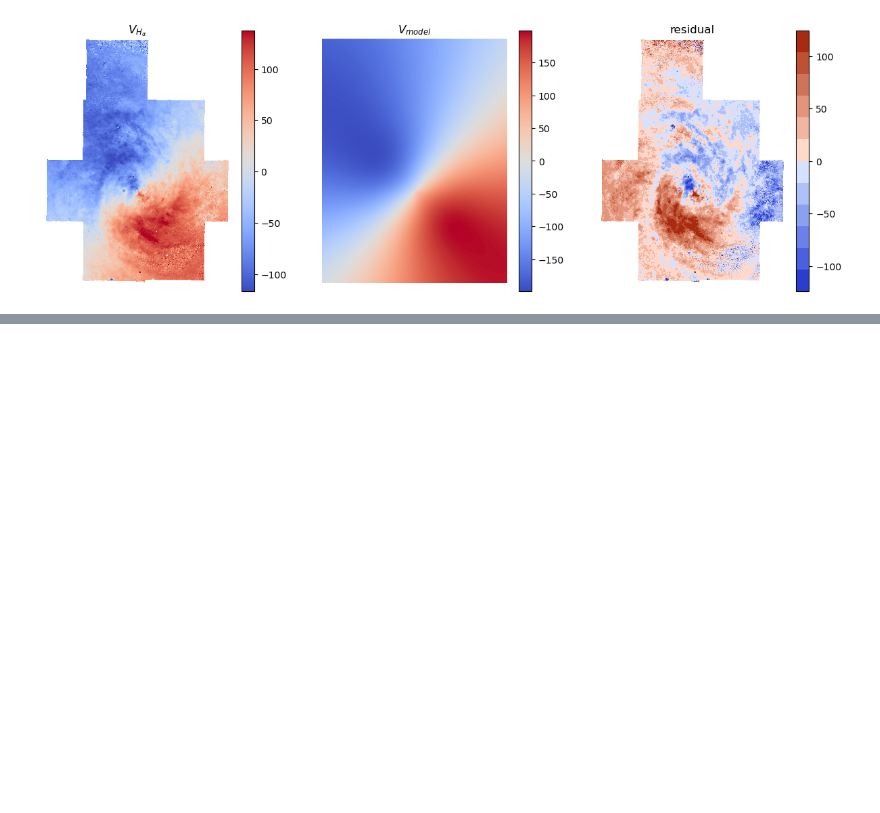
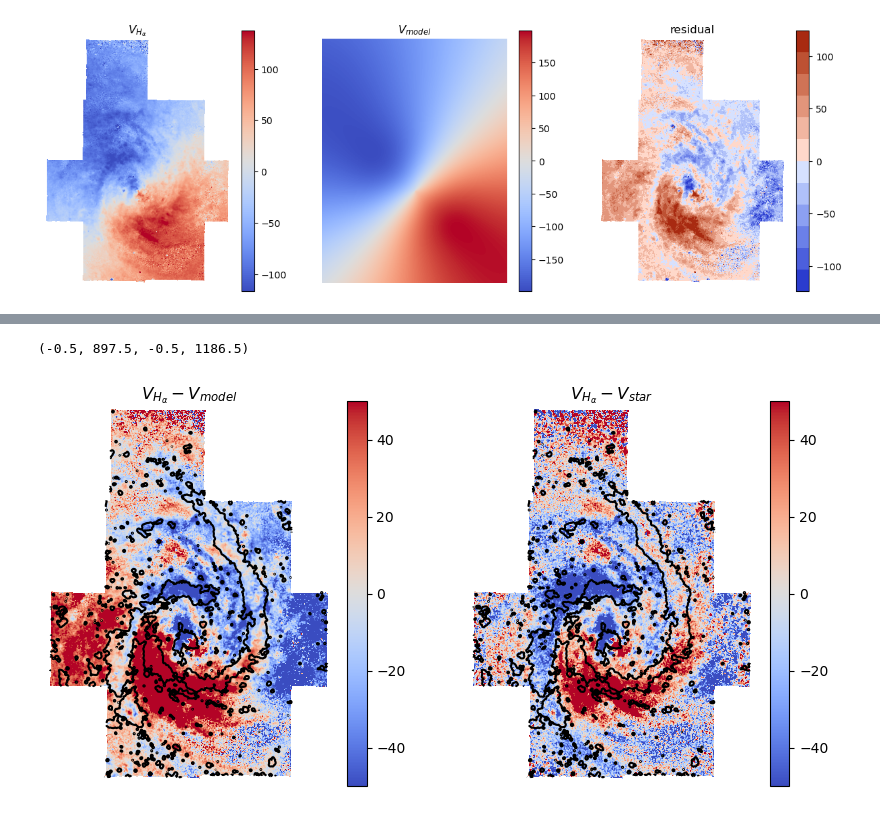
Before and after one commit to Polina-Kochergina/velocity_gradients, a Jupyter notebook: vel_grad.ipynb, the cells around one changed output, grey strips where cells are left out. Drawn from its saved outputs; the diff is of its cells as text; code cells hidden in the pictures; blank space fills up the shorter version.

```diff
--- a/vel_grad.ipynb
+++ b/vel_grad.ipynb
@@ -418,0 +377,23 @@ plt.show()
+# %%
+F_Ha, Fh = fits.getdata("data/F_Ha.fits", header=True)
+
+plt.figure(figsize=[10, 5])
+
+# norm = simple_norm(F_Ha, "linear", percent=90.9)
+plt.subplot(121)
+im = plt.imshow(resid, cmap="coolwarm", norm=norm, origin="lower")
+plt.colorbar(im)
+plt.contour(F_Ha, [1000], colors="black")
+plt.title(r"$V_{H_{\alpha}} - V_{model}$")
+
+plt.axis("off")
+
+plt.subplot(122)
+im = plt.imshow(residS, cmap="coolwarm", norm=norm, origin="lower")
+plt.colorbar(im)
+plt.contour(F_Ha, [ 1000], colors="black")
+plt.title(r"$V_{H_{\alpha}} - V_{star}$")
+plt.axis("off")
+# %% [output]
+(-0.5, 897.5, -0.5, 1186.5)
+[figure, added]
```
Also changed, not shown: parts of 12 cells of this notebook, 5 other files.
